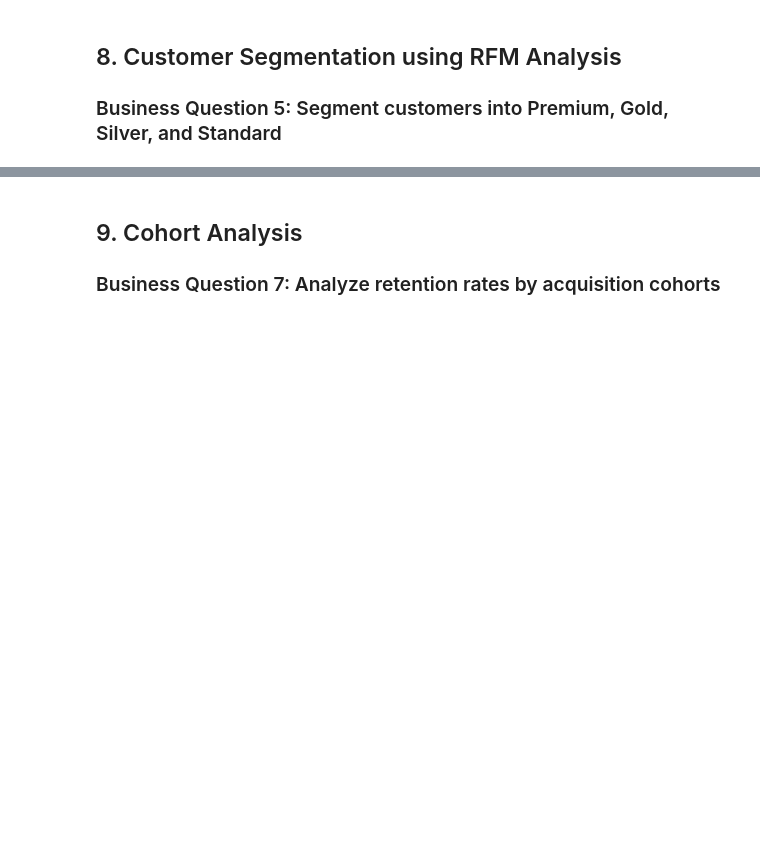
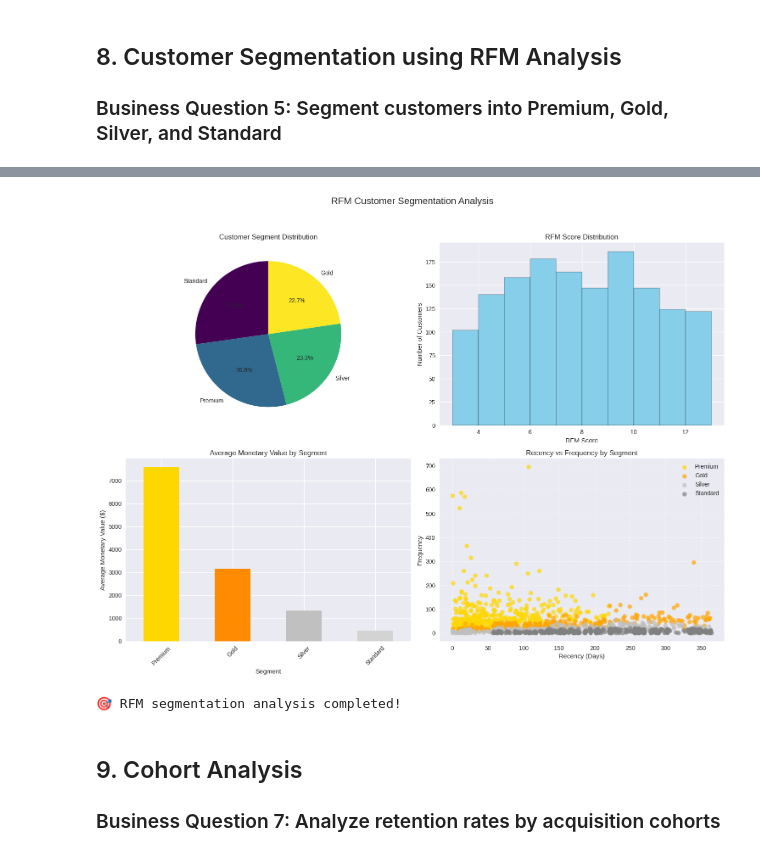
Before and after one commit to Shivappa/AIML, a Jupyter notebook: AI-Business-Case-Study-1/Ecommerce_Marketing_Sales_Analysis.ipynb, the cells around one changed output, grey strips where cells are left out. Cells and saved outputs as stored; diff of their text form; code cells hidden in the pictures; blank space fills up the shorter version.

```diff
--- a/AI-Business-Case-Study-1/Ecommerce_Marketing_Sales_Analysis.ipynb
+++ b/AI-Business-Case-Study-1/Ecommerce_Marketing_Sales_Analysis.ipynb
@@ -713,54 +853,51 @@ print(segment_stats)
 # %%
 # Visualize RFM Segmentation
-fig = make_subplots(
-    rows=2, cols=2,
-    subplot_titles=('Customer Segment Distribution', 'RFM Score Distribution',
-                   'Segment Monetary Value', 'Recency vs Frequency by Segment'),
-    specs=[[{"type": "pie"}, {"type": "histogram"}],
-           [{"type": "bar"}, {"type": "scatter"}]]
-)
+
+plt.figure(figsize=(15, 12))
+plt.suptitle("RFM Customer Segmentation Analysis", fontsize=16)
 
 # 1. Segment distribution pie chart
-fig.add_trace(
-    go.Pie(labels=segment_distribution.index, values=segment_distribution.values,
-           marker_colors=['gold', 'silver', 'bronze', 'lightgray']),
-    row=1, col=1
-)
+plt.subplot(2, 2, 1)
+segment_distribution.plot.pie(autopct='%1.1f%%', startangle=90, cmap='viridis')
+plt.title('Customer Segment Distribution')
+plt.ylabel('')
 
 # 2. RFM Score distribution
-fig.add_trace(
-    go.Histogram(x=rfm_data['RFM_Score'], nbinsx=12, name='RFM Score Distribution',
-                marker_color='blue'),
-    row=1, col=2
-)
+plt.subplot(2, 2, 2)
+plt.hist(rfm_data['RFM_Score'], bins=range(min(rfm_data['RFM_Score']), max(rfm_data['RFM_Score']) + 2), edgecolor='black', color='skyblue')
+plt.title('RFM Score Distribution')
+plt.xlabel('RFM Score')
+plt.ylabel('Number of Customers')
 
 # 3. Average monetary value by segment
+plt.subplot(2, 2, 3)
 segment_monetary = rfm_data.groupby('Segment')['Monetary'].mean().sort_values(ascending=False)
-fig.add_trace(
-    go.Bar(x=segment_monetary.index, y=segment_monetary.values,
-           name='Avg Monetary Value', marker_color=['gold', 'silver', 'bronze', 'lightgray']),
-    row=2, col=1
-)
+segment_monetary.plot(kind='bar', color=['gold', 'darkorange', 'silver', 'lightgray'])
+plt.title('Average Monetary Value by Segment')
+plt.xlabel('Segment')
+plt.ylabel('Average Monetary Value ($)')
+plt.xticks(rotation=45)
 
 # 4. Recency vs Frequency scatter plot by segment
+plt.subplot(2, 2, 4)
 colors = {'Premium': 'gold', 'Gold': 'orange', 'Silver': 'silver', 'Standard': 'gray'}
-for segment in rfm_data['Segment'].unique():
+for segment, color in colors.items():
     segment_data = rfm_data[rfm_data['Segment'] == segment]
-    fig.add_trace(
-        go.Scatter(x=segment_data['Recency'], y=segment_data['Frequency'],
-                  mode='markers', name=segment,
-                  marker=dict(color=colors[segment], size=6)),
-        row=2, col=2
-    )
+    plt.scatter(segment_data['Recency'], segment_data['Frequency'],
+                label=segment, color=color, alpha=0.7, s=50)
+plt.title('Recency vs Frequency by Segment')
+plt.xlabel('Recency (Days)')
+plt.ylabel('Frequency')
+plt.legend()
+plt.grid(True, linestyle='--', alpha=0.6)
 
-fig.update_layout(height=800, title_text="RFM Customer Segmentation Analysis")
-fig.update_yaxes(title_text="Average Monetary Value ($)", row=2, col=1)
-fig.update_xaxes(title_text="Recency (Days)", row=2, col=2)
-fig.update_yaxes(title_text="Frequency", row=2, col=2)
-
-fig.show()
+plt.tight_layout(rect=[0, 0.03, 1, 0.95])
+plt.show()
 
 print("🎯 RFM segmentation analysis completed!")
+# %% [output]
+[figure, added]
+🎯 RFM segmentation analysis completed!
 # %% [markdown]
 ## 9. Cohort Analysis
 ### Business Question 7: Analyze retention rates by acquisition cohorts
```
Also changed, not shown: parts of 29 cells of this notebook.
